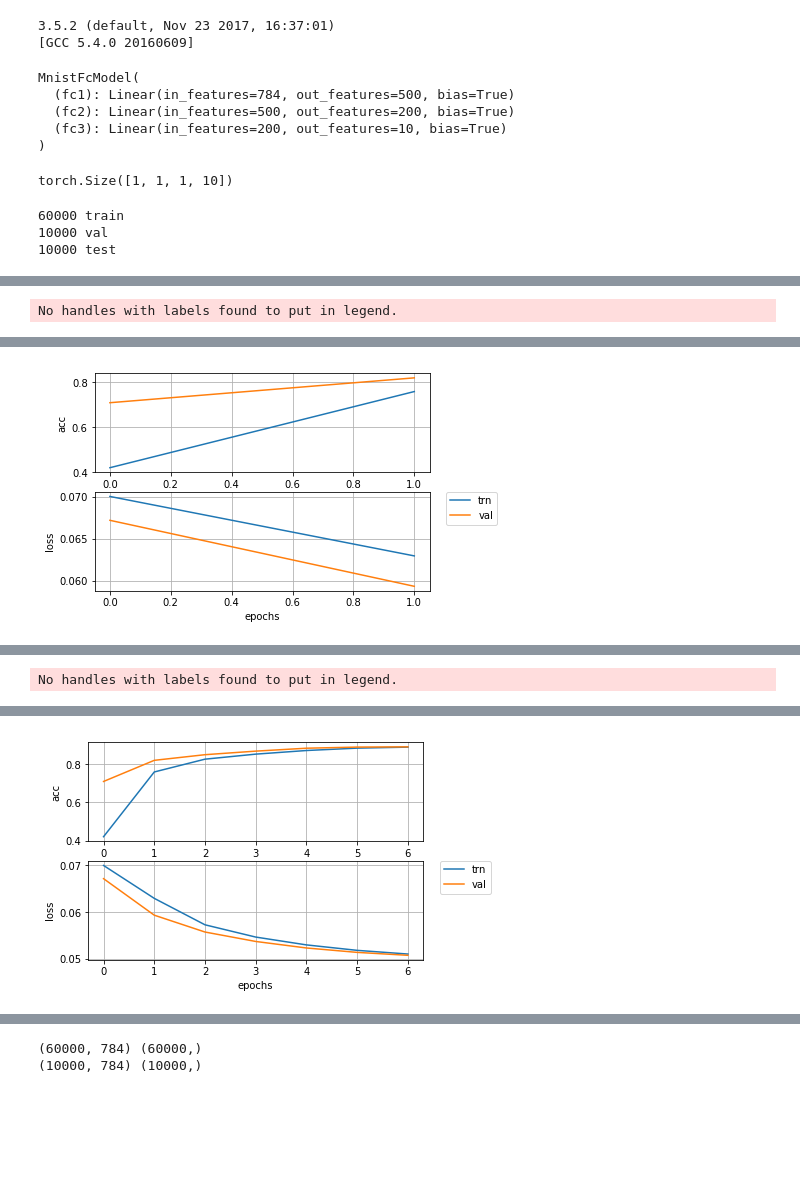
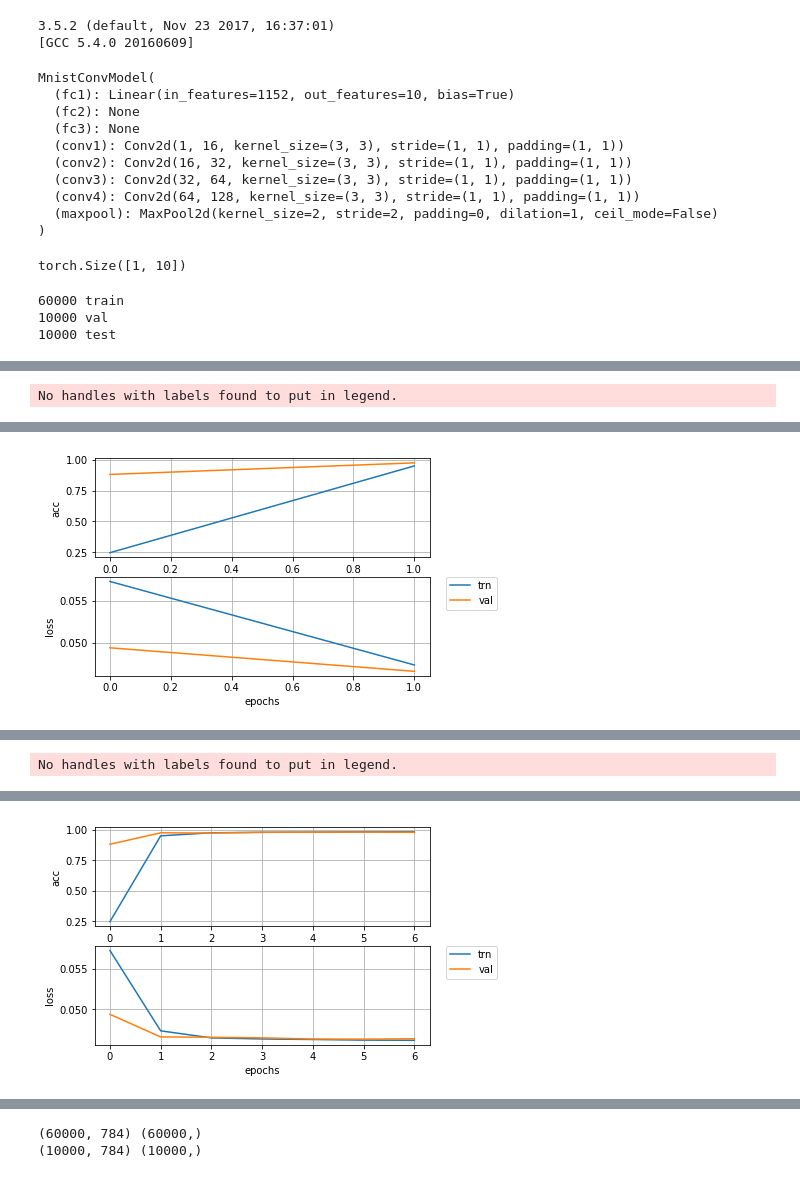
Before and after one commit to adamek727/deep_learning, a Jupyter notebook: experiment.ipynb, the cells around one changed output, grey strips where cells are left out. Cells and saved outputs as stored; diff of their text form; code cells hidden in the pictures; blank space fills up the shorter version.

Commit message:
added mnist conv model

```diff
--- a/experiment.ipynb
+++ b/experiment.ipynb
@@ -57,26 +57,33 @@ test_generator = data.DataLoader(test_set, **params)
 import models.CifarModel as cm
 import models.FlowerModel as fm
 import models.MnistFcModel as mm
+import models.MnistConvModel as mmc
 
 #model = cm.CifarModel('cifar_100',100)
 #model = fm.FlowerModel('flower_102',102)
-model = mm.MnistFcModel('mnist_fc',10)
+#model = mm.MnistFcModel('mnist_fc',10)
+model = mmc.MnistConvModel('mnist_conv',10)
 model.float()
 model.to(device)
 
 print(model)
 # %% [output]
-MnistFcModel(
-  (fc1): Linear(in_features=784, out_features=500, bias=True)
-  (fc2): Linear(in_features=500, out_features=200, bias=True)
-  (fc3): Linear(in_features=200, out_features=10, bias=True)
+MnistConvModel(
+  (fc1): Linear(in_features=1152, out_features=10, bias=True)
+  (fc2): None
+  (fc3): None
+  (conv1): Conv2d(1, 16, kernel_size=(3, 3), stride=(1, 1), padding=(1, 1))
+  (conv2): Conv2d(16, 32, kernel_size=(3, 3), stride=(1, 1), padding=(1, 1))
+  (conv3): Conv2d(32, 64, kernel_size=(3, 3), stride=(1, 1), padding=(1, 1))
+  (conv4): Conv2d(64, 128, kernel_size=(3, 3), stride=(1, 1), padding=(1, 1))
+  (maxpool): MaxPool2d(kernel_size=2, stride=2, padding=0, dilation=1, ceil_mode=False)
 )
 # %%
 #model(torch.randn(1,3,100,100).to(device)).shape
-model(torch.randn(1,1,1,28*28).to(device)).shape
+model(torch.randn(1,1,28,28).to(device)).shape
 #model(torch.randn(1,3,32,32).to(device)).shape
 # %% [output]
-torch.Size([1, 1, 1, 10])
+torch.Size([1, 10])
 # %%
 print(training_set.__len__(), training_set.dataset_type)
 print(validation_set.__len__(), validation_set.dataset_type)
@@ -127,6 +134,7 @@ def trainModel(model, train_dataset_gen, val_dataset_gen, criterion, optimizer,
                 for i, (inputs, labels) in enumerate(train_dataset_gen,0):
                     inputs, labels = inputs.to(device), labels.to(device)
 
+                    inputs = inputs.view(-1,1,28,28)
                     optimizer.zero_grad()
 
                     with torch.set_grad_enabled(True):
@@ -157,6 +165,7 @@ def trainModel(model, train_dataset_gen, val_dataset_gen, criterion, optimizer,
                 for i, (inputs, labels) in enumerate(validation_generator,0):
                     inputs, labels = inputs.to(device), labels.to(device)
 
+                    inputs = inputs.view(-1,1,28,28)
                     with torch.set_grad_enabled(False):
 
                         outputs = model(inputs)
@@ -225,4 +234,4 @@ No handles with labels found to put in legend.
  Saving best model!
-[figure, old version]
+[figure, new version]
 Epoch 3/10
  Training ...
@@ -247,3 +255,3 @@ No handles with labels found to put in legend.
-[figure, old version]
+[figure, new version]
 Epoch 8/10
  Training ...
```
Also changed, not shown: parts of 3 cells of this notebook, 4 other files.
